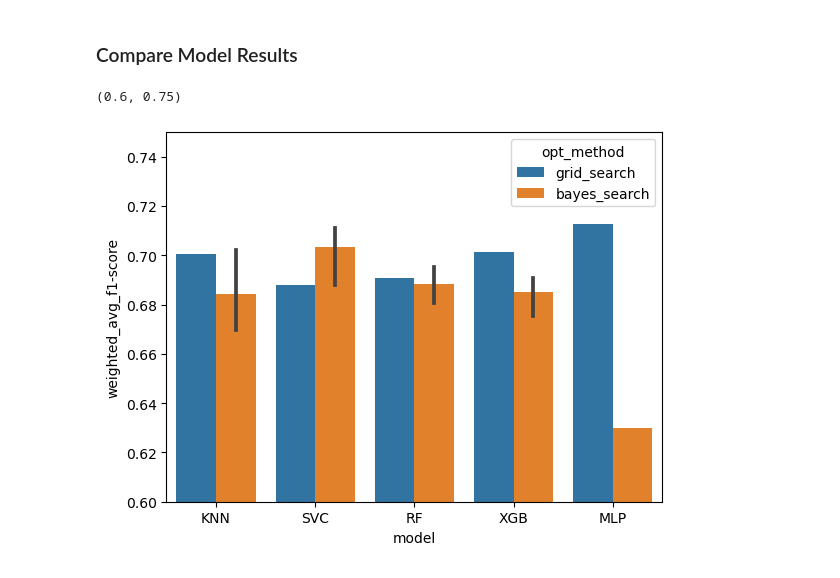
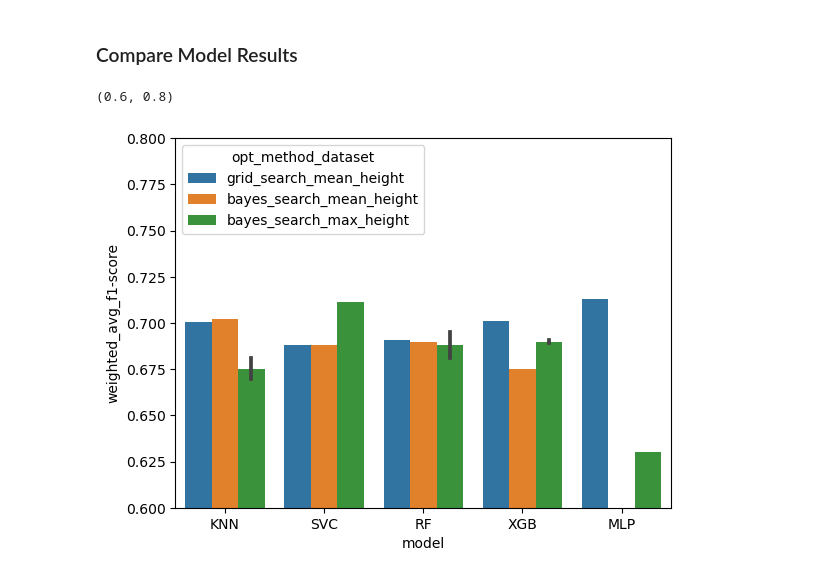
Before and after one commit to anqi-j/morphological-image-processing, a Jupyter notebook: classify/original_deterministic_models.ipynb, the cells around one changed output. Cells and saved outputs as stored; diff of their text form; code cells hidden in the pictures.

Commit message:
update barplot

```diff
--- a/classify/original_deterministic_models.ipynb
+++ b/classify/original_deterministic_models.ipynb
@@ -519,7 +519,7 @@ models = [KNeighborsClassifier(), SVC(), RandomForestClassifier(), XGBClassifier
 grid_params = [{'n_neighbors': [5, 10, 15, 20], 'weights': ['uniform', 'distance']}, {'C': [0.1, 1, 10], 'kernel': ['linear', 'rbf', 'sigmoid']}, {'n_estimators': [10, 100, 200], 'criterion': ['gini', 'entropy', 'log_loss'], 'max_features': ['sqrt', 'log2', None]}, {'max_depth': [3,5,7], 'n_estimators': [10, 100, 200], 'reg_lambda': [1e-3, 1, 1e3]}, {'hidden_layer_sizes': [(100,), (100,50), (100,50,100)], 'activation': ['identity', 'logistic', 'tanh', 'relu'], 'alpha': [1e-3, 1, 1e3]}]
 # %%
 dataset = 'max_height'
-opt_mehot = 'grid_search'
+opt_method = 'grid_search'
 for m,model in enumerate(models):
     grid_search = GridSearchCV(model, grid_params[m], cv=5)
     grid_search.fit(X_train, y_train)
@@ -688,9 +688,11 @@ weighted avg       0.69      0.69      0.69       218
 # %%
 import seaborn as sns
 import matplotlib.pyplot as plt
+# %%
+results_df['opt_method_dataset']=results_df['opt_method']+'_'+results_df['dataset']
 # %%
-sns.barplot(x=results_df['model'], y=results_df['weighted_avg_f1-score'], hue=results_df['opt_method'])
-plt.ylim(0.6, 0.75)
+sns.barplot(x=results_df['model'], y=results_df['weighted_avg_f1-score'], hue=results_df['opt_method_dataset'])
+plt.ylim(0.6, 0.8)
 # %% [output]
-(0.6, 0.75)
+(0.6, 0.8)
-[figure, old version]
+[figure, new version]
```
Also changed, not shown: parts of 1 cell of this notebook.
